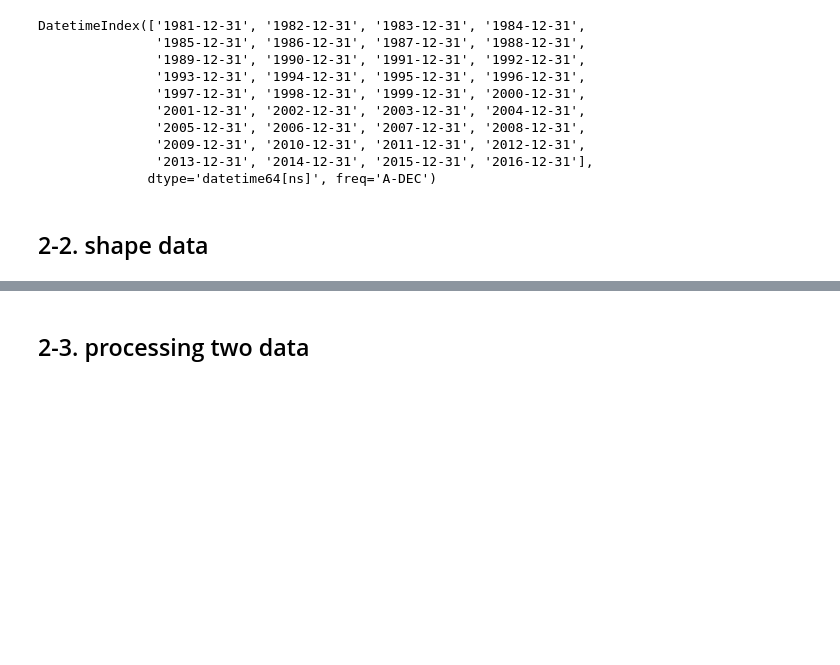
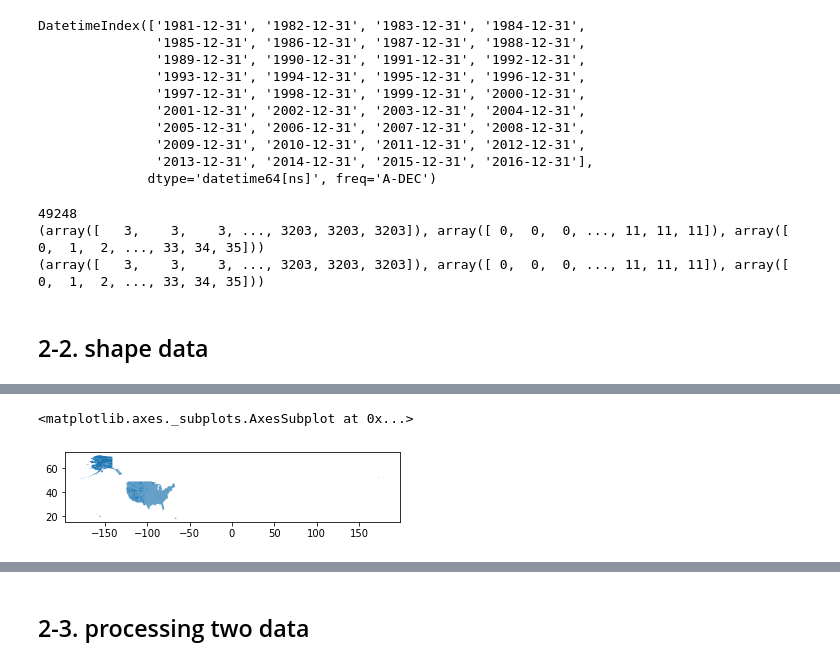
Before and after one commit to kyoungyi/Fortran, a Jupyter notebook: all_county_corn_data.ipynb, the cells around one changed output, grey strips where cells are left out. Drawn from its saved outputs; the diff is of its cells as text; code cells hidden in the pictures; blank space fills up the shorter version.

```diff
--- a/all_county_corn_data.ipynb
+++ b/all_county_corn_data.ipynb
@@ -201,6 +212,15 @@ DatetimeIndex(['1981-12-31', '1982-12-31', '1983-12-31', '1984-12-31',
                '2009-12-31', '2010-12-31', '2011-12-31', '2012-12-31',
                '2013-12-31', '2014-12-31', '2015-12-31', '2016-12-31'],
               dtype='datetime64[ns]', freq='A-DEC')
+# %%
+# any nan values? => check with Lindsey (Counties from Alaska, Hawaii, Puerto Rico are missing)
+print(len(np.where(np.isnan(mon_temp['tdmean_prism']) == True)[0]))
+print(np.where(np.isnan(mon_temp['tdmean_prism']) == True))
+print(np.where(np.isnan(mon_precip['ppt_prism'])==True))
+# %% [output]
+49248
+(array([   3,    3,    3, ..., 3203, 3203, 3203]), array([ 0,  0,  0, ..., 11, 11, 11]), array([ 0,  1,  2, ..., 33, 34, 35]))
+(array([   3,    3,    3, ..., 3203, 3203, 3203]), array([ 0,  0,  0, ..., 11, 11, 11]), array([ 0,  1,  2, ..., 33, 34, 35]))
 # %% [markdown]
 ## 2-2. shape data
 # %%
@@ -213,3 +233,8 @@ lonlatinfo.head()
 | 2 | 55 | 035 | 01581077 | 0500000US55035 | 55035 | Eau Claire | 06 | 1652211310 | 18848512 | POLYGON ((-91.65045 44.85595, -90... |
 | 3 | 72 | 145 | 01804553 | 0500000US72145 | 72145 | Vega Baja | 13 | 118766803 | 57805868 | POLYGON ((-66.44899 18.38721, -66... |
 | 4 | 48 | 259 | 01383915 | 0500000US48259 | 48259 | Kendall | 06 | 1715747531 | 1496797 | POLYGON ((-98.92015 30.13829, -98... |
+# %%
+lonlatinfo.geometry.plot()
+# %% [output]
+<matplotlib.axes._subplots.AxesSubplot at 0x...>
+[figure, added]
```
Also changed, not shown: parts of 23 cells of this notebook.
